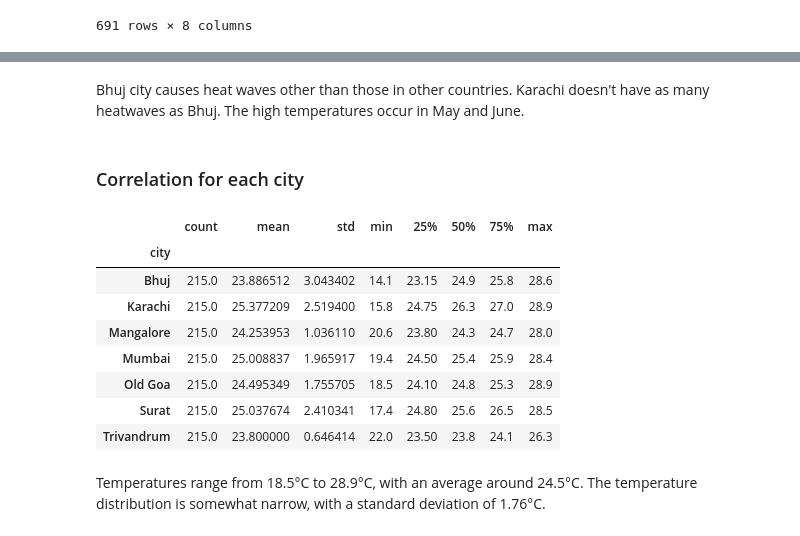
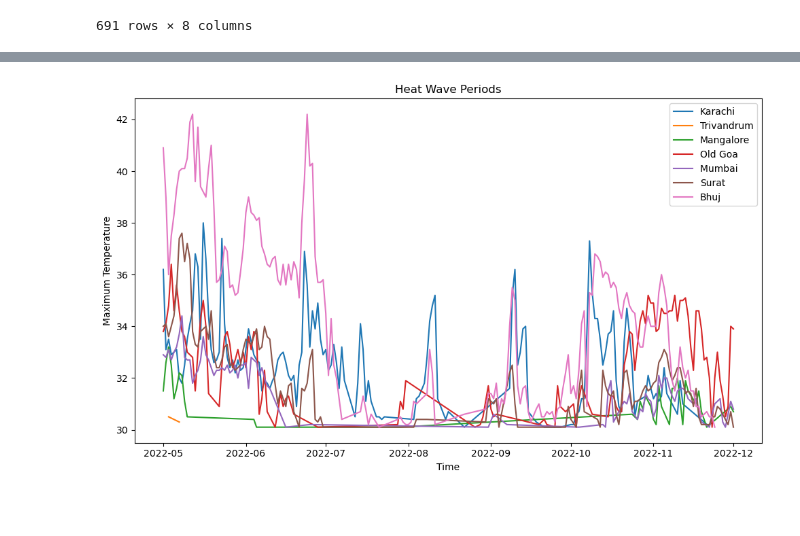
Before and after one commit to OmdenaAI/karachi-pakistan-weather-prediction, a Jupyter notebook: src/tasks/task-2-EDA/Temperature comparison .ipynb, the cells around one changed output, grey strips where cells are left out. Drawn from its saved outputs; the diff is of its cells as text; code cells hidden in the pictures; blank space fills up the shorter version.

```diff
--- a/src/tasks/task-2-EDA/Temperature comparison .ipynb
+++ b/src/tasks/task-2-EDA/Temperature comparison .ipynb
@@ -165,5 +200,16 @@ heatwave_periods
 | 34506 | 2022-11-24 | Bhuj | 16.2 | 30.1 | 22.9 | 0.0 | ... |
 691 rows × 8 columns
 # %%
-px.line(heatwave_periods,x='time',y='temperature_2m_max',title='Heat waves periods',color='city')
+fig, ax = plt.subplots(figsize=(10, 6))
+
+for city in heatwave_periods['city'].unique():
+    data = heatwave_periods[heatwave_periods['city'] == city]
+    ax.plot(data['time'], data['temperature_2m_max'], label=city)
+
+ax.set_title('Heat Wave Periods')
+ax.set_xlabel('Time')
+ax.set_ylabel('Maximum Temperature')
+ax.legend()
+plt.tight_layout()
+plt.show()
 # %% [output]
@@ -171,18 +216 @@ px.line(heatwave_periods,x='time',y='temperature_2m_max',title='Heat waves perio
+[figure, added]
-# %% [markdown]
-Bhuj city causes heat waves other than those in other countries. Karachi doesn't have as many heatwaves as Bhuj. The high temperatures occur in May and June.
-# %% [markdown]
-### Correlation for each city
-# %%
-df.groupby('city').temperature_2m_min.describe()
-# %% [output]
-|  | count | mean | std | min | 25% | 50% | 75% | max |
-| city |  |  |  |  |  |  |  |  |
-| Bhuj | 215.0 | 23.886512 | 3.043402 | 14.1 | 23.15 | 24.9 | 25.8 | 28.6 |
-| Karachi | 215.0 | 25.377209 | 2.519400 | 15.8 | 24.75 | 26.3 | 27.0 | 28.9 |
-| Mangalore | 215.0 | 24.253953 | 1.036110 | 20.6 | 23.80 | 24.3 | 24.7 | 28.0 |
-| Mumbai | 215.0 | 25.008837 | 1.965917 | 19.4 | 24.50 | 25.4 | 25.9 | 28.4 |
-| Old Goa | 215.0 | 24.495349 | 1.755705 | 18.5 | 24.10 | 24.8 | 25.3 | 28.9 |
-| Surat | 215.0 | 25.037674 | 2.410341 | 17.4 | 24.80 | 25.6 | 26.5 | 28.5 |
-| Trivandrum | 215.0 | 23.800000 | 0.646414 | 22.0 | 23.50 | 23.8 | 24.1 | 26.3 |
-# %% [markdown]
-Temperatures range from 18.5°C to 28.9°C, with an average around 24.5°C. The temperature distribution is somewhat narrow, with a standard deviation of 1.76°C.
```
Also changed, not shown: parts of 18 cells of this notebook.
